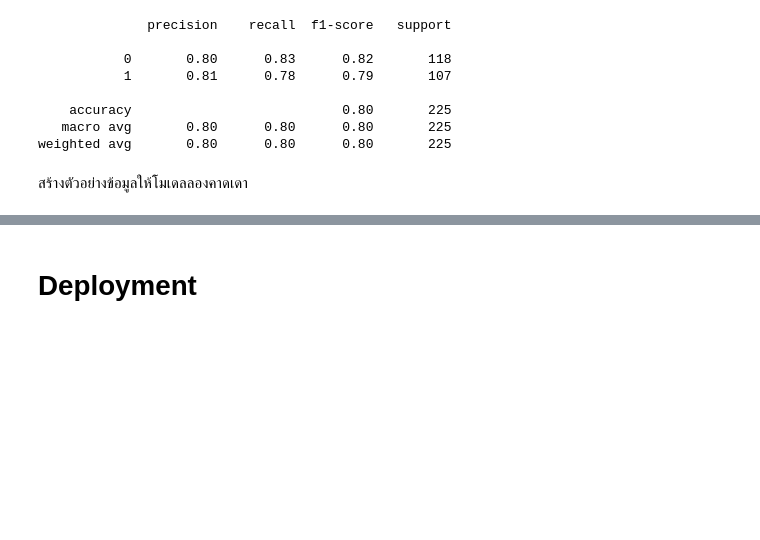
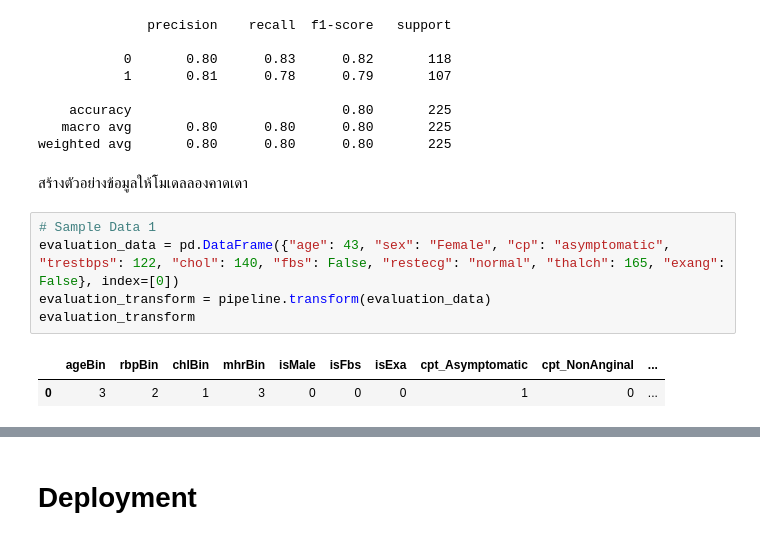
Before and after one commit to Parinya9625/CS434, a Jupyter notebook: cs434_finalexam_หุ้นดีขายออก_หุ้นกระจอกเก็บไว้.ipynb, the cells around one changed output, grey strips where cells are left out. Drawn from its saved outputs; the diff is of its cells as text; blank space fills up the shorter version.

```diff
--- a/cs434_finalexam_หุ้นดีขายออก_หุ้นกระจอกเก็บไว้.ipynb
+++ b/cs434_finalexam_หุ้นดีขายออก_หุ้นกระจอกเก็บไว้.ipynb
@@ -663,3 +680,11 @@ print(classification_report(yTest, gridSearch.best_estimator_.predict(xTest)))
 weighted avg       0.80      0.80      0.80       225
 # %% [markdown]
 สร้างตัวอย่างข้อมูลให้โมเดลลองคาดเดา
+# %%
+# Sample Data 1
+evaluation_data = pd.DataFrame({"age": 43, "sex": "Female", "cp": "asymptomatic", "trestbps": 122, "chol": 140, "fbs": False, "restecg": "normal", "thalch": 165, "exang": False}, index=[0])
+evaluation_transform = pipeline.transform(evaluation_data)
+evaluation_transform
+# %% [output]
+|  | ageBin | rbpBin | chlBin | mhrBin | isMale | isFbs | isExa | cpt_Asymptomatic | cpt_NonAnginal | ... |
+| 0 | 3 | 2 | 1 | 3 | 0 | 0 | 0 | 1 | 0 | ... |
```
Also changed, not shown: parts of 30 cells of this notebook.
